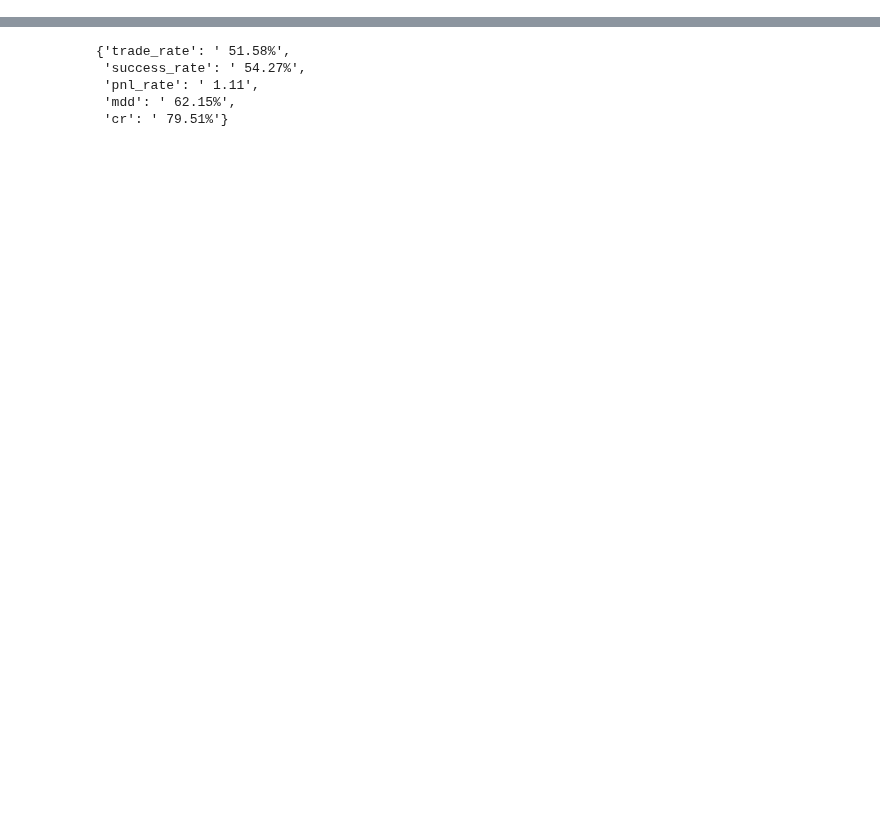
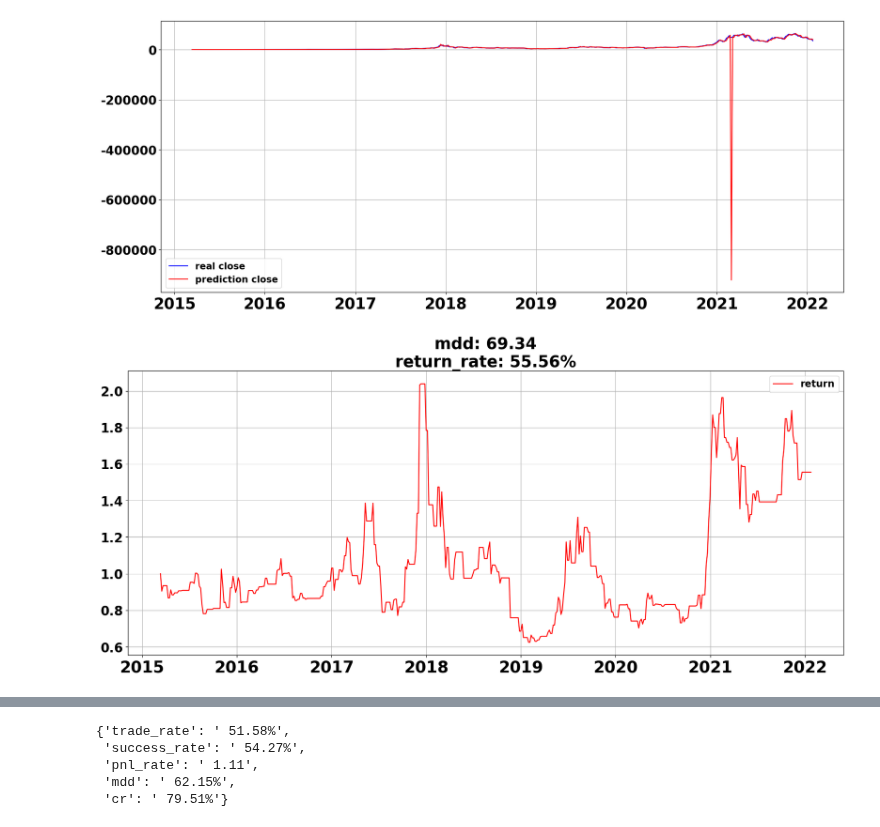
Before and after one commit to happysms/RuleBase-VS-TimeSeries-Algorithm, a Jupyter notebook: Arima/arima.ipynb, the cells around one changed output, grey strips where cells are left out. Drawn from its saved outputs; the diff is of its cells as text; code cells hidden in the pictures; blank space fills up the shorter version.

```diff
--- a/Arima/arima.ipynb
+++ b/Arima/arima.ipynb
@@ -209,0 +257,5 @@ result_df = backtest_arima_1h(df, 200, 24)
+# %%
+result_df_3 = backtest_arima_1h(df, 100, 5)
+# %% [output]
+[figure, added]
+[figure, added]
```
Also changed, not shown: parts of 16 cells of this notebook.
